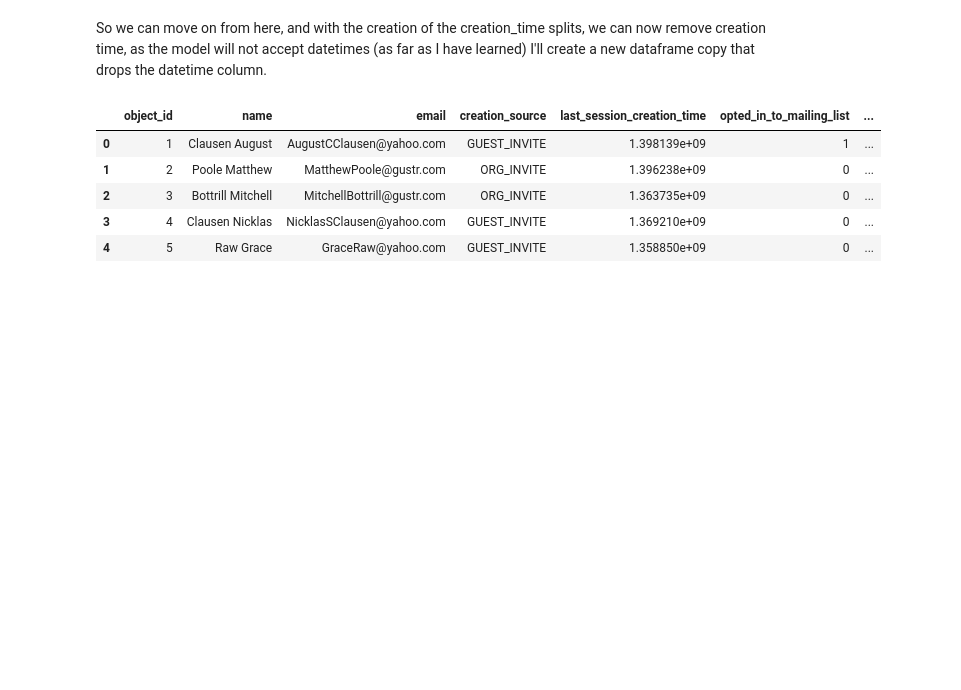
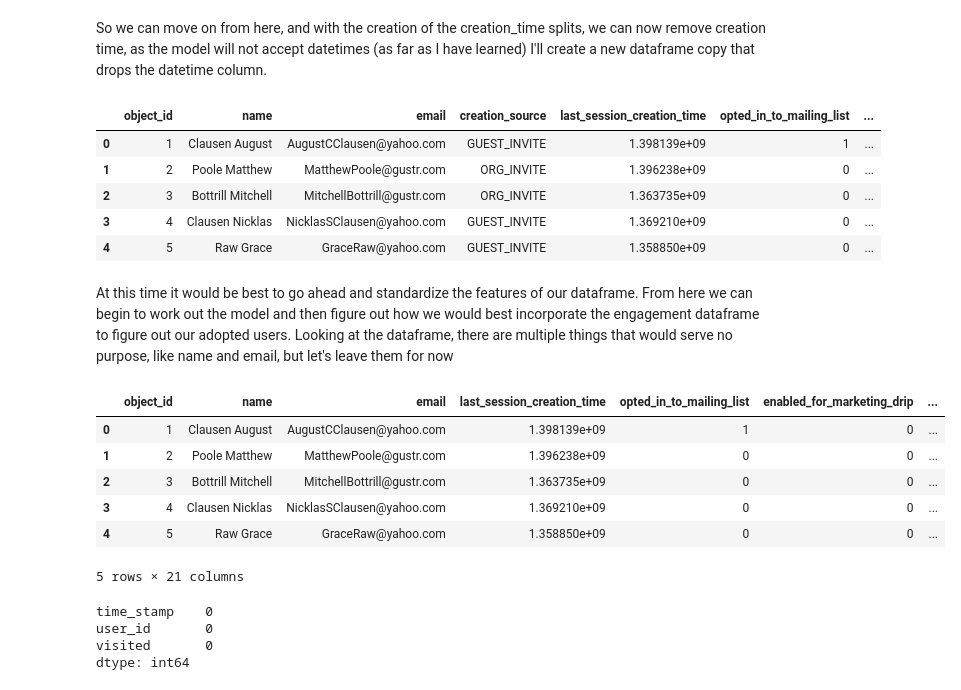
Before and after one commit to ElijahSeeley/Springboard, a Jupyter notebook: relax_challenge/relax_challenge/Relax_Challenge_Notebook.ipynb, the cells around one changed output. Saved outputs shown, nothing was run; the diff lists cells and outputs as text; code cells hidden in the pictures; blank space fills up the shorter version.

```diff
--- a/relax_challenge/relax_challenge/Relax_Challenge_Notebook.ipynb
+++ b/relax_challenge/relax_challenge/Relax_Challenge_Notebook.ipynb
@@ -249,3 +249,28 @@ df.head() # looks good
 | 2 | 3 | Bottrill Mitchell | MitchellBottrill@gustr.com | ORG_INVITE | 1.363735e+09 | 0 | ... |
 | 3 | 4 | Clausen Nicklas | NicklasSClausen@yahoo.com | GUEST_INVITE | 1.369210e+09 | 0 | ... |
 | 4 | 5 | Raw Grace | GraceRaw@yahoo.com | GUEST_INVITE | 1.358850e+09 | 0 | ... |
+# %% [markdown]
+At this time it would be best to go ahead and standardize the features of our dataframe. From here we can begin to work out the model and then figure out how we would best incorporate the engagement dataframe to figure out our adopted users.
+Looking at the dataframe, there are multiple things that would serve no purpose, like name and email, but let's leave them for now
+# %%
+#Giving Dummies to Creation Source
+df = pd.get_dummies(df, columns =['creation_source'])
+#I believe that I'll have to get rid of the True/False values, but I don't know which model I'll be using, so I'll do it once I decide
+# %%
+df.head()
+# %% [output]
+|  | object_id | name | email | last_session_creation_time | opted_in_to_mailing_list | enabled_for_marketing_drip | ... |
+| 0 | 1 | Clausen August | AugustCClausen@yahoo.com | 1.398139e+09 | 1 | 0 | ... |
+| 1 | 2 | Poole Matthew | MatthewPoole@gustr.com | 1.396238e+09 | 0 | 0 | ... |
+| 2 | 3 | Bottrill Mitchell | MitchellBottrill@gustr.com | 1.363735e+09 | 0 | 0 | ... |
+| 3 | 4 | Clausen Nicklas | NicklasSClausen@yahoo.com | 1.369210e+09 | 0 | 0 | ... |
+| 4 | 5 | Raw Grace | GraceRaw@yahoo.com | 1.358850e+09 | 0 | 0 | ... |
+5 rows × 21 columns
+# %%
+#now that we have semi-prepared the user_dataframe (df), let's move onto the engagement dataframe
+eng_df.isna().sum()
+# %% [output]
+time_stamp    0
+user_id       0
+visited       0
+dtype: int64
```
Also changed, not shown: parts of 10 cells of this notebook.
